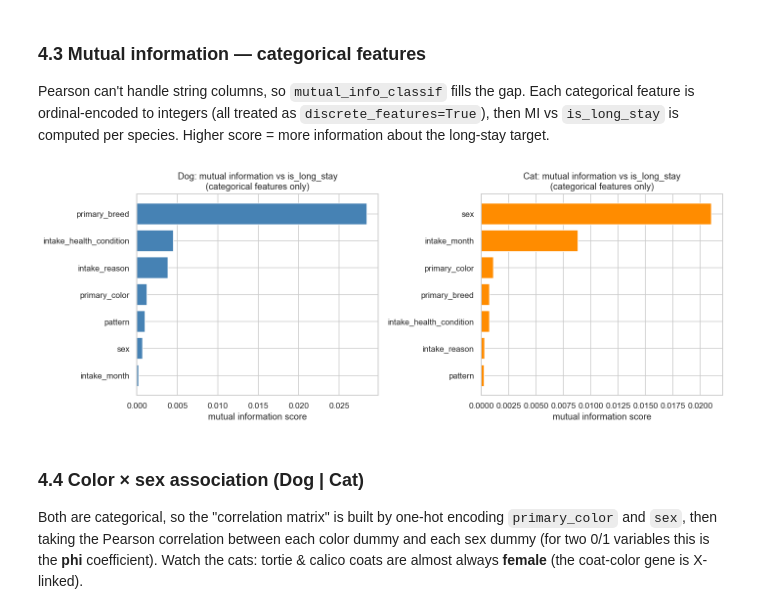
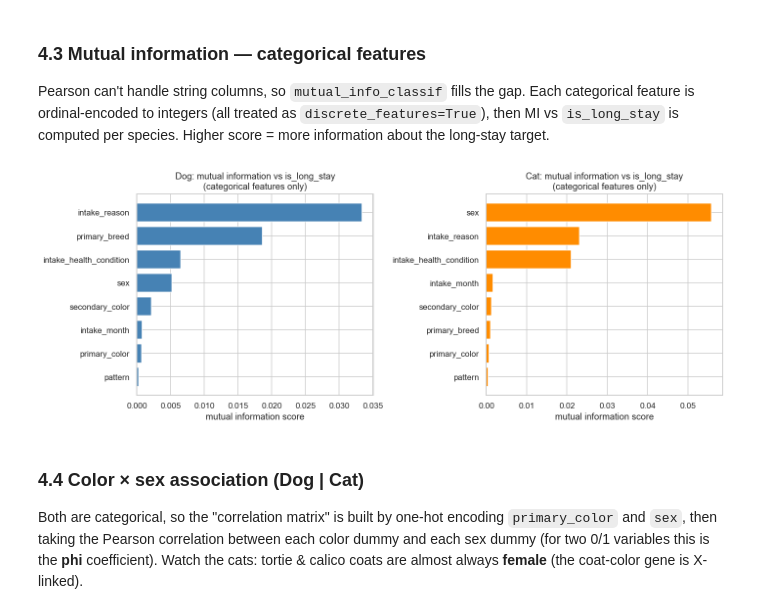
Before and after one commit to chienchien50425-alt/austin-animal-center, a Jupyter notebook: notebooks/02_eda.ipynb, the cells around one changed output. Saved outputs shown, nothing was run; the diff lists cells and outputs as text; code cells hidden in the pictures.

```diff
--- a/notebooks/02_eda.ipynb
+++ b/notebooks/02_eda.ipynb
@@ -469,30 +469,30 @@ Pearson can't handle string columns, so `mutual_info_classif` fills the gap. Eac
 # %%
 from sklearn.feature_selection import mutual_info_classif
 from sklearn.preprocessing import OrdinalEncoder
 
 CAT_COLS = ['sex', 'intake_reason', 'intake_health_condition',
-            'primary_color', 'pattern', 'primary_breed', 'intake_month']
+            'primary_color', 'pattern', 'primary_breed', 'intake_month','secondary_color']
 
 fig, axes = plt.subplots(1, 2, figsize=(13, 5))
 for ax, (sp, frame, color) in zip(axes, [('Dog', dogs, DOG_COLOR), ('Cat', cats, CAT_COLOR)]):
     sub = frame[CAT_COLS + [TARGET]].copy()
     for c in CAT_COLS:
         sub[c] = sub[c].fillna('Unknown')
 
     enc = OrdinalEncoder(handle_unknown='use_encoded_value', unknown_value=-1)
     X = enc.fit_transform(sub[CAT_COLS])
     y = sub[TARGET].values
 
     mi = mutual_info_classif(X, y, discrete_features=True, random_state=42)
     scores = pd.Series(mi, index=CAT_COLS).sort_values()
 
     ax.barh(scores.index, scores.values, color=color)
     ax.set_title(f'{sp}: mutual information vs is_long_stay\n(categorical features only)')
     ax.set_xlabel('mutual information score')
 
 fig.tight_layout(); plt.show()
 # %% [output]
-[figure, old version]
+[figure, new version]
 # %% [markdown]
 ### 4.4 Color × sex association (Dog | Cat)
 Both are categorical, so the "correlation matrix" is built by one-hot encoding `primary_color` and `sex`, then taking the Pearson correlation between each color dummy and each sex dummy (for two 0/1 variables this is the **phi** coefficient). Watch the cats: tortie & calico coats are almost always **female** (the coat-color gene is X-linked).
```
Also changed, not shown: 1 other file.
